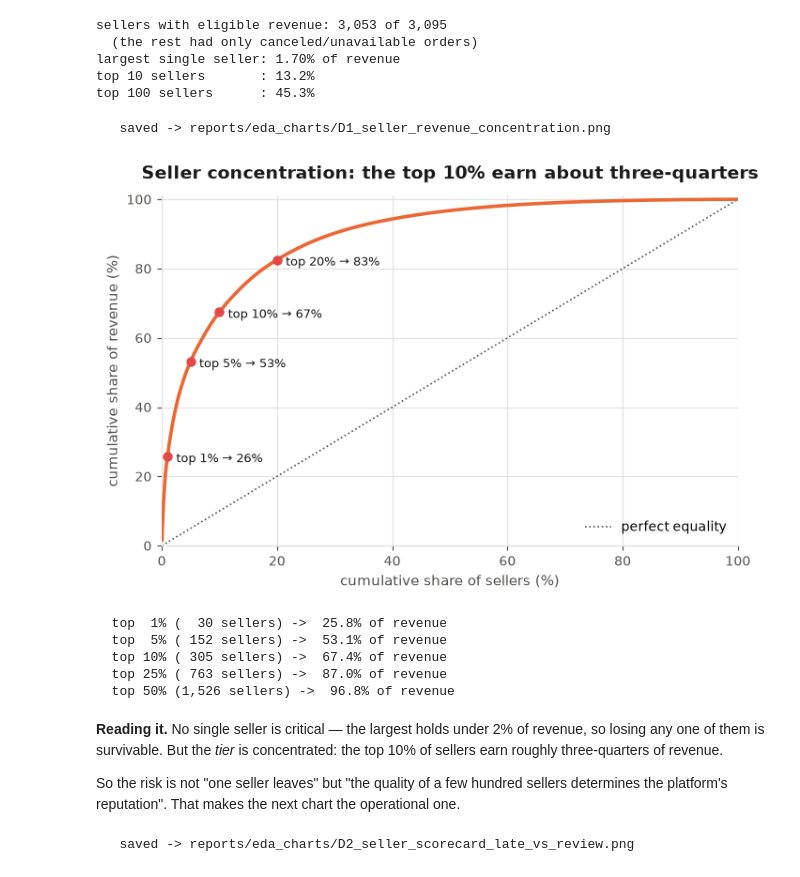
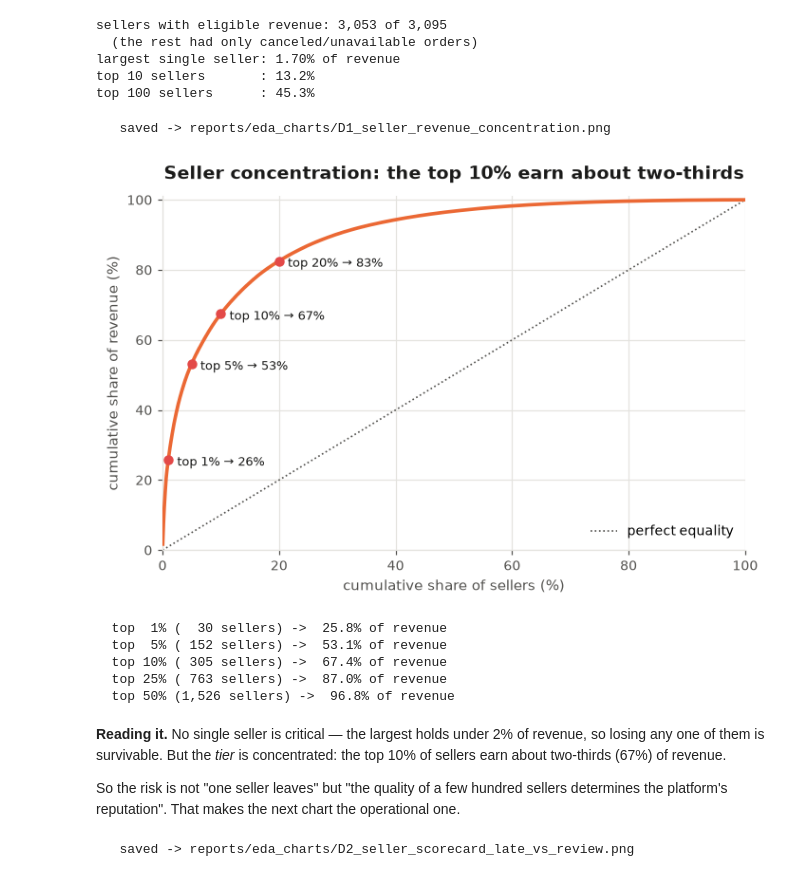
Before and after one commit to m4nish-dev/RetailPulse, a Jupyter notebook: notebooks/03_exploratory_data_analysis.ipynb, the cells around one changed output. Cells and saved outputs as stored; diff of their text form; code cells hidden in the pictures.

```diff
--- a/notebooks/03_exploratory_data_analysis.ipynb
+++ b/notebooks/03_exploratory_data_analysis.ipynb
@@ -897,31 +975,31 @@ top 100 sellers      : 45.3%
 # %%
 cum = sell.revenue.cumsum() / sell.revenue.sum() * 100
 xs  = (np.arange(len(sell)) + 1) / len(sell) * 100
 
 fig, ax = plt.subplots(figsize=(7.2, 4.4))
 ax.plot(xs, cum.values, color=ACCENT, linewidth=2.4, zorder=3)
 ax.plot([0, 100], [0, 100], color=INK_SOFT, linestyle=":", linewidth=1.1,
         label="perfect equality")
 for pct in (1, 5, 10, 20):
     i = max(int(len(sell) * pct / 100) - 1, 0)
     ax.scatter([pct], [cum.iloc[i]], color=CRITICAL, s=34, zorder=5)
     ax.annotate(f"top {pct}% → {cum.iloc[i]:.0f}%", xy=(pct, cum.iloc[i]),
                 xytext=(6, -4), textcoords="offset points", fontsize=8.5, color=INK)
 ax.set_xlabel("cumulative share of sellers (%)")
 ax.set_ylabel("cumulative share of revenue (%)")
-ax.set_title("Seller concentration: the top 10% earn about three-quarters")
+ax.set_title("Seller concentration: the top 10% earn about two-thirds")
 ax.set_xlim(0, 100); ax.set_ylim(0, 101)
 ax.legend(loc="lower right")
 tidy(ax, xgrid=True)
 save(fig, "D1_seller_revenue_concentration")
 plt.show()
 
 for pct in (1, 5, 10, 25, 50):
     i = max(int(len(sell) * pct / 100) - 1, 0)
     print(f"  top {pct:>2}% ({int(len(sell)*pct/100):>4,} sellers) -> {cum.iloc[i]:>5.1f}% of revenue")
 # %% [output]
    saved -> reports/eda_charts/D1_seller_revenue_concentration.png
-[figure, old version]
+[figure, new version]
   top  1% (  30 sellers) ->  25.8% of revenue
   top  5% ( 152 sellers) ->  53.1% of revenue
   top 10% ( 305 sellers) ->  67.4% of revenue
@@ -930,7 +1008,7 @@ for pct in (1, 5, 10, 25, 50):
 # %% [markdown]
 **Reading it.** No single seller is critical — the largest holds under 2% of
 revenue, so losing any one of them is survivable. But the *tier* is
-concentrated: the top 10% of sellers earn roughly three-quarters of revenue.
+concentrated: the top 10% of sellers earn about two-thirds (67%) of revenue.
 
 So the risk is not "one seller leaves" but "the quality of a few hundred
 sellers determines the platform's reputation". That makes the next chart the
```
Also changed, not shown: parts of 9 cells of this notebook, 42 other files.
